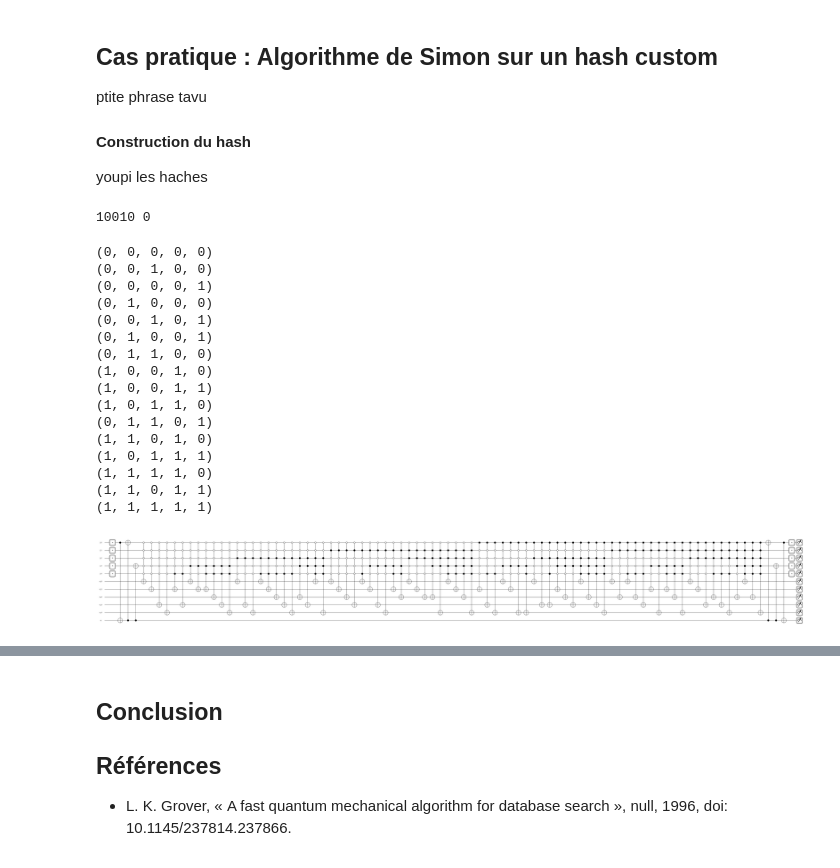
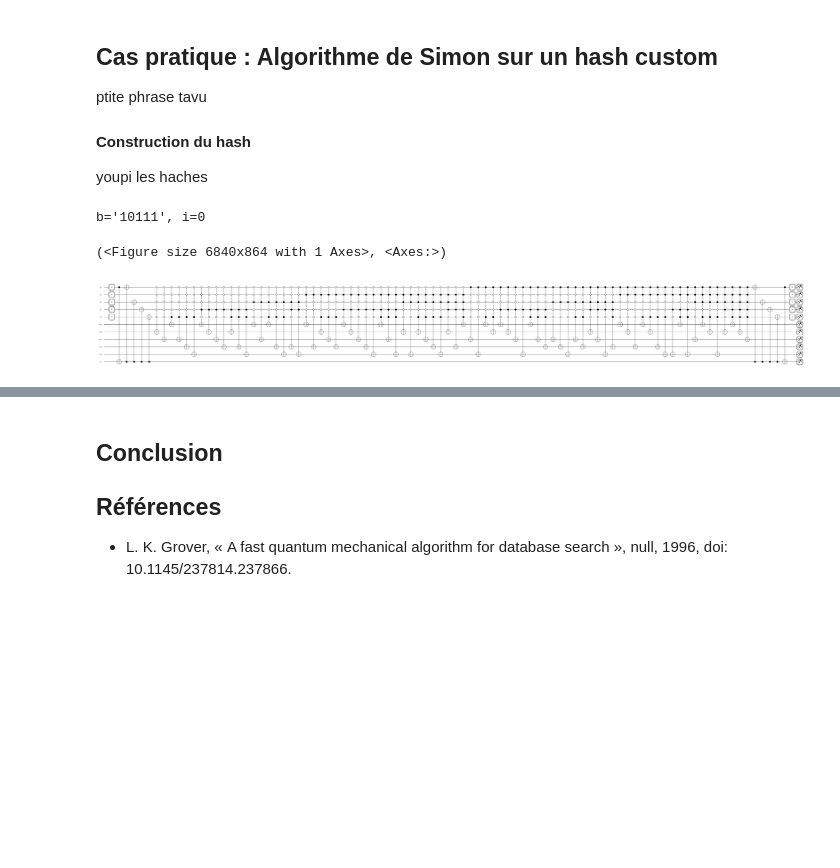
Before and after one commit to LucasLev/ProjetQuantique, a Jupyter notebook: Circuit.ipynb, the cells around one changed output, grey strips where cells are left out. Cells and saved outputs as stored; diff of their text form; code cells hidden in the pictures; blank space fills up the shorter version.

```diff
--- a/Circuit.ipynb
+++ b/Circuit.ipynb
@@ -107,6 +83,4 @@ def plot_samples(samples, num_qubits):
 # %%
-
-
 class HashFunction(qml.operation.Operation):
     # Define how many wires the operator acts on in total.
     # In our case this may be one or two, which is why we
@@ -114,25 +88,23 @@ class HashFunction(qml.operation.Operation):
     num_wires = qml.operation.AnyWires
 
     @staticmethod
-    def compute_decomposition(n,m,wires):  # pylint: disable=arguments-differ
+    def compute_decomposition(n, m, wires):  # pylint: disable=arguments-differ
         # Overwriting this method defines the decomposition of the new gate, as it is
         # called by Operator.decomposition().
         # The general signature of this function is (*parameters, wires, **hyperparameters).
-        input_wires,output_wires = wires[:n],wires[n:2*n]
-        nstates = 2**n
-
-
+        input_wires, output_wires = wires[:n], wires[n : 2 * n]
+        nstates = 2 ** n
 
         for row in range(nstates):
             for column in range(nstates):
-                if (m[row][column] == 1):
+                if m[row][column] == 1:
                     outputlist = []
-                    output = f'{column:0{n}b}'
+                    output = f"{column:0{n}b}"
                     for i in range(n):
-                        if(output[i]=='1'):
+                        if output[i] == "1":
                             outputlist.append(output_wires[i])
-                    for wire in outputlist :
-                        qml.MultiControlledX(input_wires,wire,f'{row:0{n}b}')
+                    for wire in outputlist:
+                        qml.MultiControlledX(input_wires, wire, f"{row:0{n}b}")
 # %%
 class Reductor(qml.operation.Operation):
     # Define how many wires the operator acts on in total.
@@ -172,49 +145,39 @@ class inverse_Reductor(qml.operation.Operation):
 # %%
 N = 5
-dev = qml.device("default.qubit", wires=[*[f"{l}_{x}" for l in "io" for x in range(N)],"q"],shots = 100)
+dev = qml.device(
+    "default.qubit",
+    wires=[*[f"{l}_{x}" for l in "io" for x in range(N)], "q"],
+    shots=100,
+)
 
-m = [[1 if i==j else 0 for i in range(2**N)] for j in range(2**N)]
+# Truth Table génération
+m = [[1 if i == j else 0 for i in range(2 ** N)] for j in range(2 ** N)]
 rd.shuffle(m)
 
-
-b = rd.randint(1,2**N-1)
-b = f'{b:0{N}b}'
-i = rd.choice([i for i in range(N) if b[i]=='1'])
-print(b,i)
+# XOR mask génération
+b = rd.randint(1, 2 ** N - 1)
+b = f"{b:0{N}b}"
+i = rd.choice([i for i in range(N) if b[i] == "1"])
+print(f"{b=}, {i=}")
 
 # Création du circuit
-
 @qml.qnode(dev)
 @qml.compile()
 def circuit():
-    #qml.BasisStatePreparation([0,1,0],wires = dev.wires[:N])
-    qml.broadcast(qml.Hadamard,wires = dev.wires[:N],pattern = "single")
-    Reductor(N,b,i,dev.wires)
-    HashFunction(N,m,dev.wires)
-    inverse_Reductor(N,b,i,dev.wires)
-    qml.broadcast(qml.Hadamard,wires = dev.wires[:N],pattern = "single")
+    qml.broadcast(qml.Hadamard, wires=dev.wires[:N], pattern="single")
+    Reductor(N, b, i, dev.wires)
+    HashFunction(N, m, dev.wires)
+    inverse_Reductor(N, b, i, dev.wires)
+    qml.broadcast(qml.Hadamard, wires=dev.wires[:N], pattern="single")
 
-    return (qml.sample())
+    return qml.sample()
+
+
 qml.draw_mpl(circuit)()
 # %% [output]
-10010 0
+b='10111', i=0
-(0, 0, 0, 0, 0)
-(0, 0, 1, 0, 0)
-(0, 0, 0, 0, 1)
-(0, 1, 0, 0, 0)
-(0, 0, 1, 0, 1)
-(0, 1, 0, 0, 1)
-(0, 1, 1, 0, 0)
-(1, 0, 0, 1, 0)
-(1, 0, 0, 1, 1)
-(1, 0, 1, 1, 0)
-(0, 1, 1, 0, 1)
-(1, 1, 0, 1, 0)
-(1, 0, 1, 1, 1)
-(1, 1, 1, 1, 0)
-(1, 1, 0, 1, 1)
-(1, 1, 1, 1, 1)
+(<Figure size 6840x864 with 1 Axes>, <Axes:>)
-[figure, old version]
+[figure, new version]
 # %% [markdown]
 #### Algorithme de Simon
 
```
Also changed, not shown: parts of 13 cells of this notebook.
